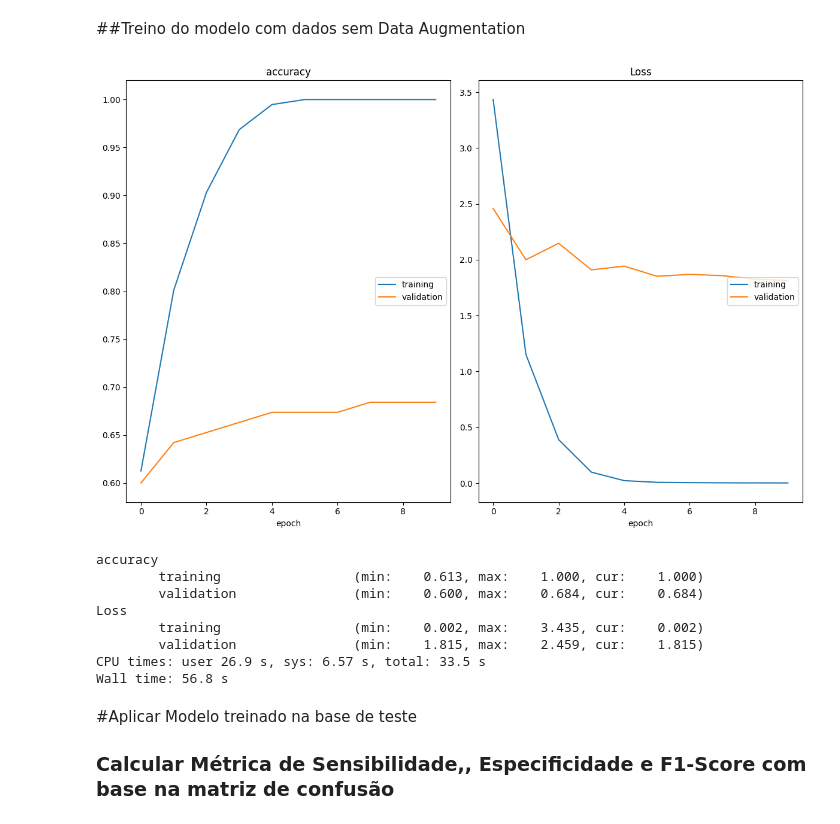
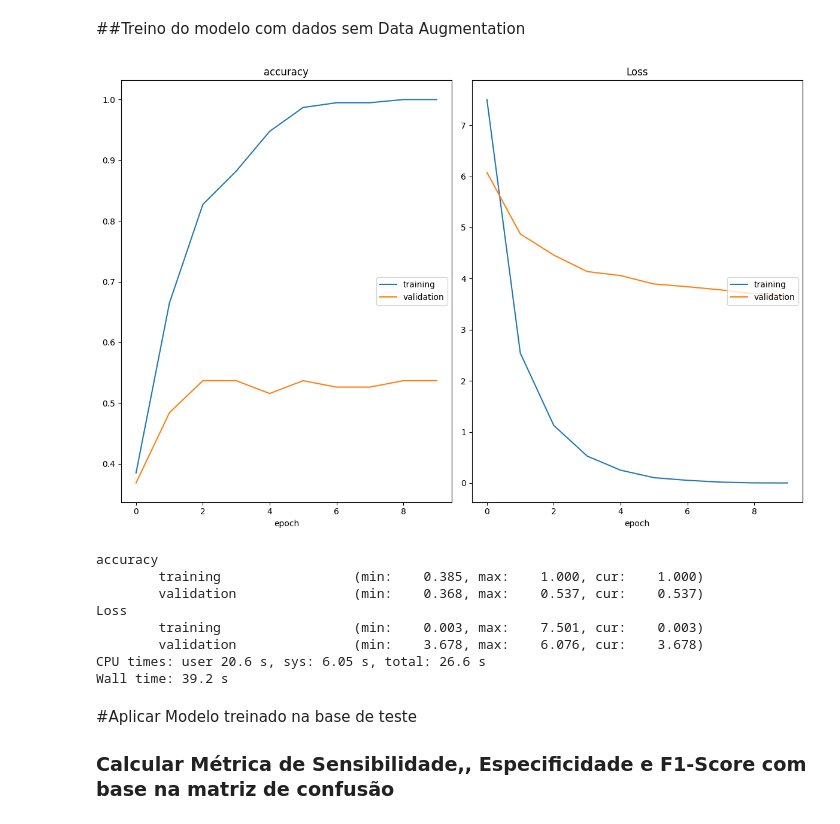
Before and after one commit to Equipe16-IAA/IAA011-VisaoComputacional, a Jupyter notebook: RedesNeurais.ipynb, the cells around one changed output. Cells and saved outputs as stored; diff of their text form; code cells hidden in the pictures.

```diff
--- a/RedesNeurais.ipynb
+++ b/RedesNeurais.ipynb
@@ -152,10 +152,18 @@ print(class_subset)
 # carregando as redes com transfer learning sem as camadas fuly connected
 
 base_model_vgg16 = VGG16(weights='imagenet', include_top=False, input_shape=(224, 224, 3))
+base_model_vgg16_noaug = VGG16(weights='imagenet', include_top=False, input_shape=(224, 224, 3))
 base_model_resnet50 = ResNet50(weights='imagenet', include_top=False, input_shape=(224, 224, 3))
+base_model_resnet50_noaug = ResNet50(weights='imagenet', include_top=False, input_shape=(224, 224, 3))
 
 for layer in base_model_vgg16.layers:
   layer.trainable = False
 
 for layer in base_model_resnet50.layers:
   layer.trainable = False
+
+for layer in base_model_vgg16_noaug.layers:
+  layer.trainable = False
+
+for layer in base_model_resnet50_noaug.layers:
+  layer.trainable = False
@@ -176,6 +179,18 @@ prediction = Dense(4, activation='softmax')(x)
 
 # Criação do Objeto Modelo (a parte da resnet + as camadas Fully connected criadas)
 model_vgg16 = Model(inputs=base_model_vgg16.input, outputs=prediction)
+# %%
+# Adicionar camadas fully connected no VGG16 sem Data Augmentation
+
+# camadas próprias - você pode colocar mais se quiser
+# A saída da resnet será a entrada da camada criada
+x_noaug = Flatten()(base_model_vgg16_noaug.output)
+
+# camada de classificação com as 4 classes utilizadas
+prediction_noaug = Dense(4, activation='softmax')(x_noaug)
+
+# Criação do Objeto Modelo (a parte da resnet + as camadas Fully connected criadas)
+model_vgg16_noaug = Model(inputs=base_model_vgg16_noaug.input, outputs=prediction_noaug)
 # %%
 # Adicionar camadas fully connected no resnet50
 
@@ -417,46 +450,46 @@ from keras.optimizers import RMSprop
 from keras.callbacks import ModelCheckpoint, EarlyStopping, TensorBoard
 from livelossplot import PlotLossesKeras
 
-#steps_per_epoch = 32 // BATCH_SIZE
-#val_steps = 32 // BATCH_SIZE
+steps_per_epoch = traingen.samples // BATCH_SIZE
+val_steps = validgen.samples // BATCH_SIZE
 
 n_epochs = 10
 
 optimizer = RMSprop(learning_rate=0.0001)
 
-model_vgg16.compile(loss='categorical_crossentropy', optimizer=optimizer, metrics=['accuracy'])
+model_vgg16_noaug.compile(loss='categorical_crossentropy', optimizer=optimizer, metrics=['accuracy'])
 
 # Salva o modelo Keras após cada época, porém só o de melhor resultado
 checkpointer = ModelCheckpoint(filepath='img_model_vgg16_noaug.weights.best.keras',
                                verbose=1,
                                save_best_only=True)
 
 # Para o treinamento para prevenir o overfitting
 # Não utilizei aqui, pois queria que rodasse todas as 30 épocas
 early_stop = EarlyStopping(monitor='val_loss',
                            patience=10,
                            restore_best_weights=True,
                            mode='min')
 
 # Treinamento do Modelo
-history_tl = model_vgg16.fit(train_noaug,
+history_tl = model_vgg16_noaug.fit(train_noaug,
                     epochs=n_epochs,
                     #steps_per_epoch=steps_per_epoch,
                     validation_data=validation_noaug,
                     #validation_steps=val_steps,
                     callbacks=[checkpointer, PlotLossesKeras()],
                     #callbacks=[early_stop, checkpointer, PlotLossesKeras()],
                     verbose=False)
 # %% [output]
-[figure, old version]
+[figure, new version]
 accuracy
-        training                 (min:    0.613, max:    1.000, cur:    1.000)
-        validation               (min:    0.600, max:    0.684, cur:    0.684)
+        training                 (min:    0.385, max:    1.000, cur:    1.000)
+        validation               (min:    0.368, max:    0.537, cur:    0.537)
 Loss
-        training                 (min:    0.002, max:    3.435, cur:    0.002)
-        validation               (min:    1.815, max:    2.459, cur:    1.815)
-CPU times: user 26.9 s, sys: 6.57 s, total: 33.5 s
-Wall time: 56.8 s
+        training                 (min:    0.003, max:    7.501, cur:    0.003)
+        validation               (min:    3.678, max:    6.076, cur:    3.678)
+CPU times: user 20.6 s, sys: 6.05 s, total: 26.6 s
+Wall time: 39.2 s
 # %% [markdown]
 #Aplicar Modelo treinado na base de teste
 ### Calcular Métrica de Sensibilidade,, Especificidade e F1-Score com base na matriz de confusão
```
Also changed, not shown: parts of 12 cells of this notebook.
